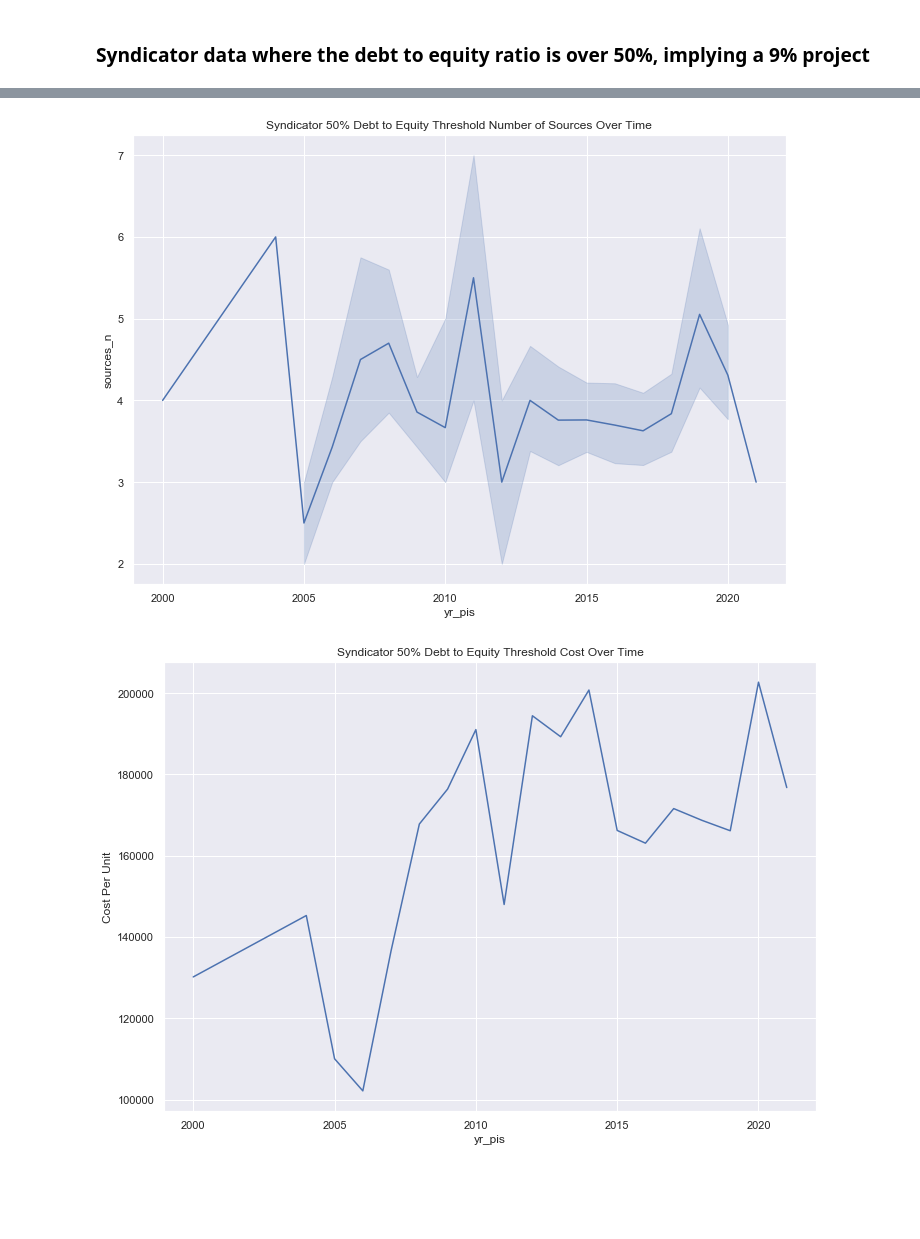
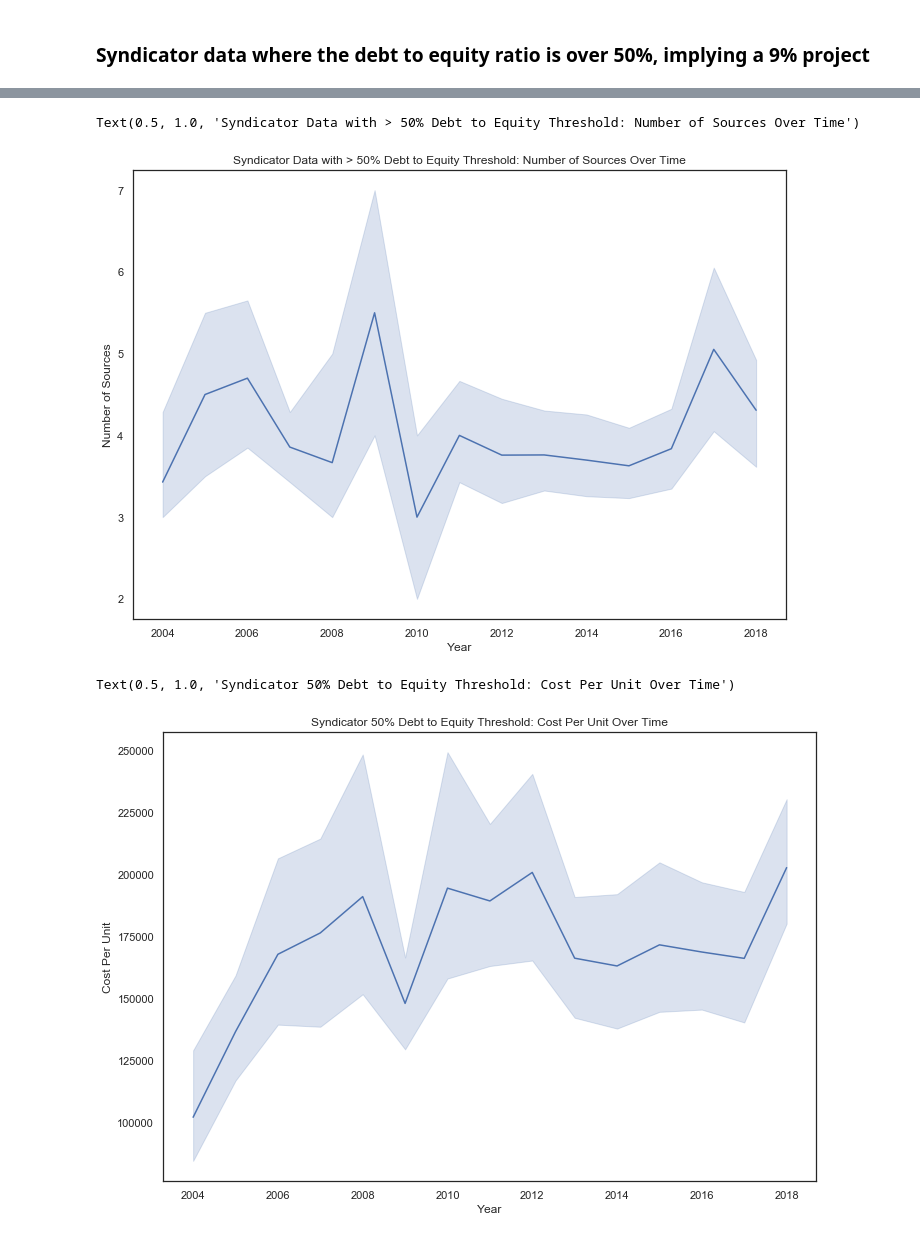
Before and after one commit to qunderriner/LIHTC_Analysis, a Jupyter notebook: SyndicatorData_Graphs.ipynb, the cells around one changed output, grey strips where cells are left out. Drawn from its saved outputs; the diff is of its cells as text; code cells hidden in the pictures; blank space fills up the shorter version.

```diff
--- a/SyndicatorData_Graphs.ipynb
+++ b/SyndicatorData_Graphs.ipynb
@@ -137,9 +150,6 @@ potential_9_new_construction.head()
 # %%
-%matplotlib inline
-from matplotlib import pyplot as plt
 sns.set(rc={'figure.figsize':(11.7,8.27)})
-
-
-sns.lineplot(x="yr_pis", y="sources_n", data=potential_9_new_construction).set_title('Syndicator New Construction Number of Sources Over Time')
-plt.ticklabel_format(style='plain', axis='y')
+sns.set_style(style='white')
+sns.lineplot(x="Year", y="Number of Sources", data=potential_9_new_construction).set_title('New Construction Syndicator Projects: Number of Sources Over Time')
+#plt.ticklabel_format(style='plain', axis='y')
 # %% [output]
@@ -146,0 +158,6 @@ ValueError: Could not interpret value `yr_pis` for parameter `x`
+# %%
+#not CPI adjusted, but don't think we will use this chart
+sns.set(rc={'figure.figsize':(11.7,8.27)})
+sns.set_style(style='white')
+sns.lineplot(x="Year", y="Cost Per Unit", data=potential_9_new_construction).set_title('New Construction Syndicator Projects: Cost Per Unit Over Time')
+#plt.ticklabel_format(style='plain', axis='y')
@@ -200,0 +197,3 @@ debt_to_equity
+# %%
+#calc earlier function to clean up data
+debt_to_equity = clean_up_for_charts(debt_to_equity)
@@ -201,8 +222,11 @@ debt_to_equity
+# %%
+#drop years noted above
+debt_to_equity = debt_to_equity[debt_to_equity.Year.isin(np.arange(2004,2019))]
 # %%
 sns.set(rc={'figure.figsize':(11.7,8.27)})
+sns.set_style(style='white')
 
-
-sns.lineplot(x="yr_pis", y="sources_n", data=debt_to_equity).set_title('Syndicator 50% Debt to Equity Threshold Number of Sources Over Time')
-plt.ticklabel_format(style='plain', axis='y')
+sns.lineplot(x="Year", y="Number of Sources", data=debt_to_equity).set_title('Syndicator Data with > 50% Debt to Equity Threshold: Number of Sources Over Time')
 # %% [output]
+Text(0.5, 1.0, 'Syndicator Data with > 50% Debt to Equity Threshold: Number of Sources Over Time')
-[figure, old version]
+[figure, new version]
@@ -211,8 +233,8 @@ debt_to_equity["Cost Per Unit"] = debt_to_equity["totalcost"].astype(int) / debt
 # %%
 sns.set(rc={'figure.figsize':(11.7,8.27)})
+sns.set_style(style='white')
 
-
-sns.lineplot(x="yr_pis", y="Cost Per Unit",ci=None, data=debt_to_equity).set_title('Syndicator 50% Debt to Equity Threshold Cost Over Time')
-plt.ticklabel_format(style='plain', axis='y')
+sns.lineplot(x="Year", y="Cost Per Unit", data=debt_to_equity).set_title('Syndicator 50% Debt to Equity Threshold: Cost Per Unit Over Time')
 # %% [output]
+Text(0.5, 1.0, 'Syndicator 50% Debt to Equity Threshold: Cost Per Unit Over Time')
-[figure, old version]
+[figure, new version]
```
Also changed, not shown: parts of 24 cells of this notebook.
